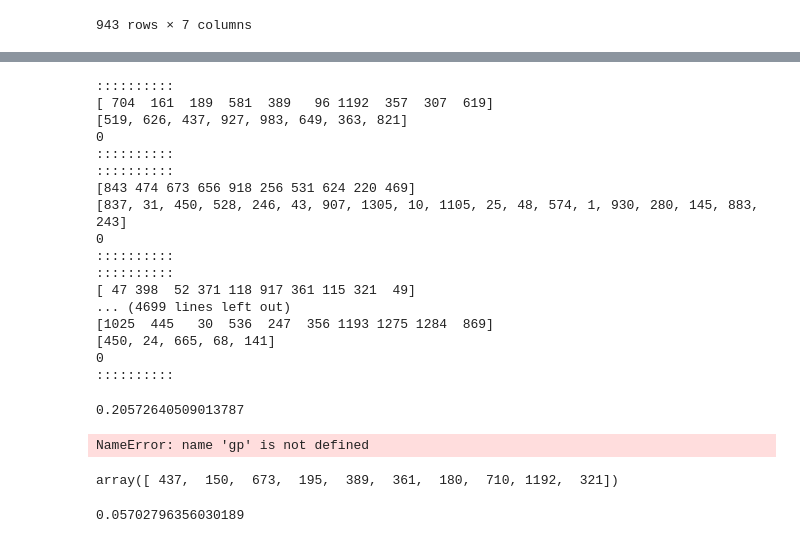
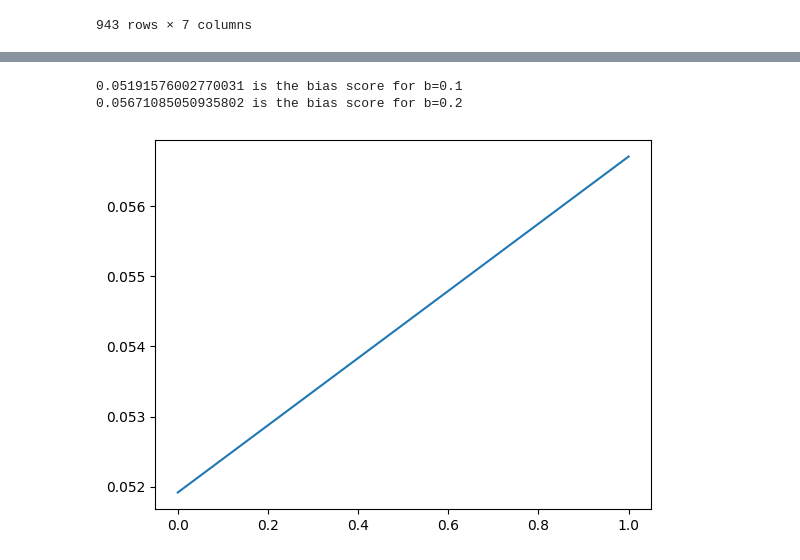
Before and after one commit to tahsinkheya/re_ranking_clean, a Jupyter notebook: metrics/calculate_mterics.ipynb, the cells around one changed output, grey strips where cells are left out. Drawn from its saved outputs; the diff is of its cells as text; code cells hidden in the pictures.

```diff
--- a/metrics/calculate_mterics.ipynb
+++ b/metrics/calculate_mterics.ipynb
@@ -321,59 +189,0 @@ pwd
-# %%
-
-# pd_l49b49= pd.read_csv("../results/res_top10l49b49.csv",sep=",",)results/normalized/restop10_occupartion_b50.csv
-pd_b70_occ= pd.read_csv("results/normalized/restop10_occupartion_b70.csv",sep=",",)
-# results/greedy/occupation/res_top10_b50.csv
-    # header=None,
-    # results/normalized/restop10_occupartion_b70.csv
-    # names=["userID", "itemID", "Rating"],)
-reco_matrix_b70=[]
-for i in range(len(pd_b70_occ)):
-    reco_matrix_b70.append(np.array(pd_b70_occ.iloc[i][1:]))
-os.chdir("/Users/tahsinalamgirkheya/Desktop/work/reranking_fairnes/metrics")
-
-from HitRation import HitRatio
-hr=HitRatio(10)
-alist=[]
-sum_hr=0
-for u in range(reco_matrix[0].shape[0]):
-    x=hr.compute(all_users_tp[u],reco_matrix_b70[u])
-    # alist.append(x)
-    sum_hr=sum_hr+x
-    # print(x)
-hrb70=sum_hr/reco_matrix[0].shape[0]
-hrb70
-
-# reco_matrix_l49b49
-# %% [output]
-::::::::::
-[ 704  161  189  581  389   96 1192  357  307  619]
-[519, 626, 437, 927, 983, 649, 363, 821]
-0
-::::::::::
-::::::::::
-[843 474 673 656 918 256 531 624 220 469]
-[837, 31, 450, 528, 246, 43, 907, 1305, 10, 1105, 25, 48, 574, 1, 930, 280, 145, 883, 243]
-0
-::::::::::
-::::::::::
-[ 47 398  52 371 118 917 361 115 321  49]
-... (4699 lines left out)
-[1025  445   30  536  247  356 1193 1275 1284  869]
-[450, 24, 665, 68, 141]
-0
-::::::::::
-0.20572640509013787
-# %%
-gp_2 = gp.compute(np.array(reco_matrix_b70),movies,"Occupation_Code")
-gp_2
-# %% [output]
-NameError: name 'gp' is not defined
-# %%
-reco_matrix_b70[0]
-# %% [output]
-array([ 437,  150,  673,  195,  389,  361,  180,  710, 1192,  321])
-# %%
-gp_3 = gp.compute(np.array(reco_matrix_l69b29),movies)
-sum(abs(gp_3))
-# %% [output]
-0.05702796356030189
@@ -382,3 +190,22 @@ sum(abs(gp_3))
+# %%
+i=0
+xlist=[]
+for r in reco_matrix_fair:
+    i=i+1
+    x=gp.compute(np.array(r), movies, "Gender")
+    xlist.append(x[0])
+    print(f"{x[0]} is the bias score for b={i/10}")
+# %% [output]
+0.05191576002770031 is the bias score for b=0.1
+0.05671085050935802 is the bias score for b=0.2
+# %%
+xpoints = list(range(len(hrlist)))
+ypoints = xlist
+
+plt.plot(xpoints, ypoints)
+plt.show()
+# %% [output]
+[figure, added]
 # %%
 print("+"*50)
 print("for equation \n (1 - l - b) * sum of scores for selected items (reco)\n - l * kl div of past genre prop x reco genre prop\n - b * kl div of past gender genre prop x reco genre prop)")
```
Also changed, not shown: parts of 43 cells of this notebook, 4 other files.
